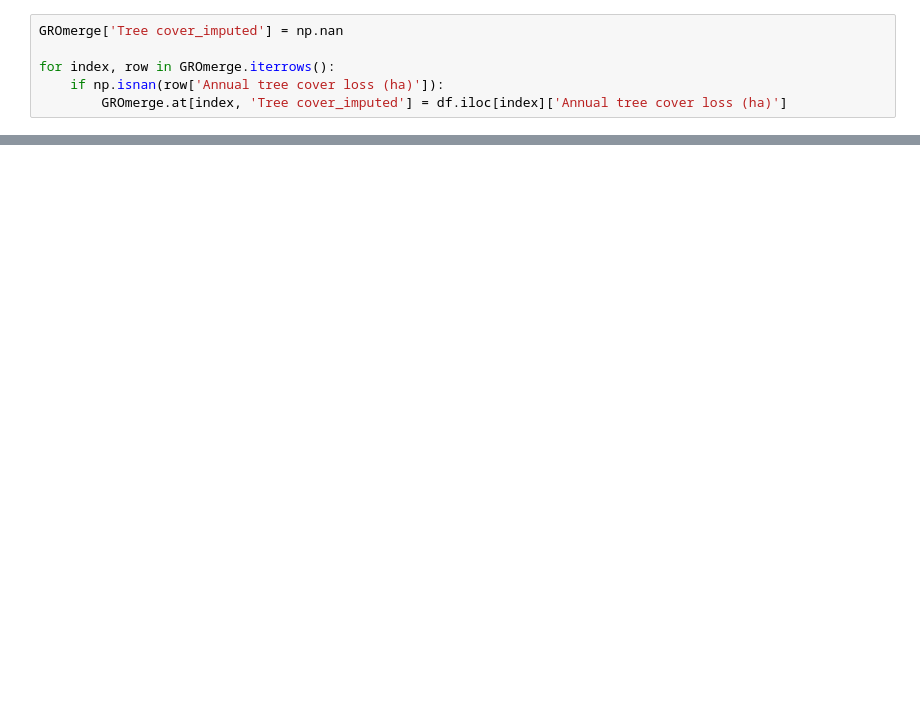
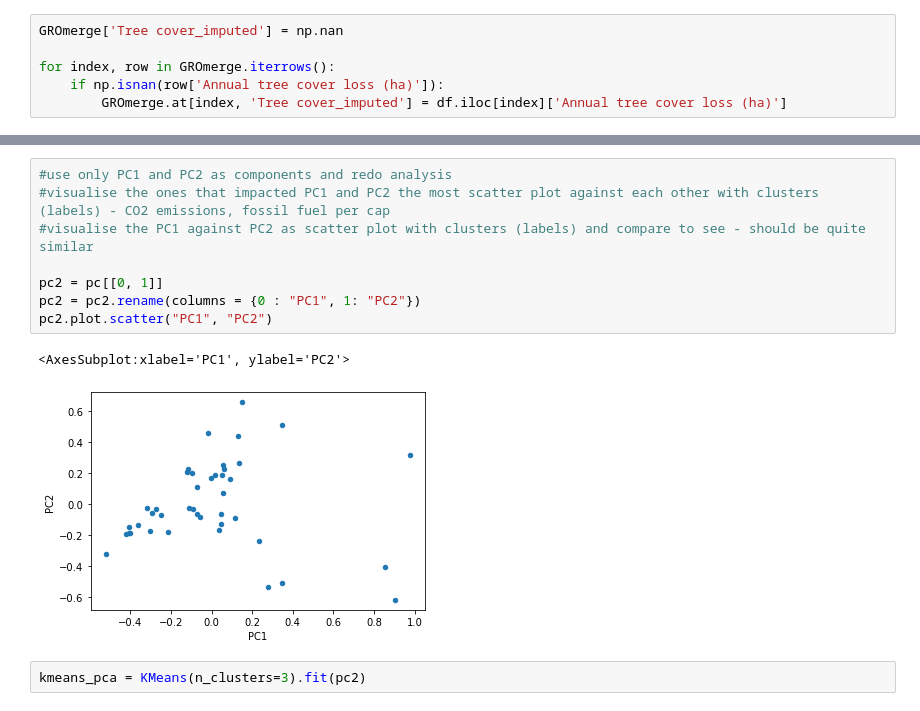
Before and after one commit to eimbloom/Test, a Jupyter notebook: Nearest.ipynb, the cells around one changed output, grey strips where cells are left out. Saved outputs shown, nothing was run; the diff lists cells and outputs as text; blank space fills up the shorter version.

```diff
--- a/Nearest.ipynb
+++ b/Nearest.ipynb
@@ -1747,0 +1750,13 @@ comp
+# %%
+#use only PC1 and PC2 as components and redo analysis
+#visualise the ones that impacted PC1 and PC2 the most scatter plot against each other with clusters (labels) - CO2 emissions, fossil fuel per cap
+#visualise the PC1 against PC2 as scatter plot with clusters (labels) and compare to see - should be quite similar
+
+pc2 = pc[[0, 1]]
+pc2 = pc2.rename(columns = {0 : "PC1", 1: "PC2"})
+pc2.plot.scatter("PC1", "PC2")
+# %% [output]
+<AxesSubplot:xlabel='PC1', ylabel='PC2'>
+[figure, added]
+# %%
+kmeans_pca = KMeans(n_clusters=3).fit(pc2)
```
Also changed, not shown: parts of 81 cells of this notebook.
